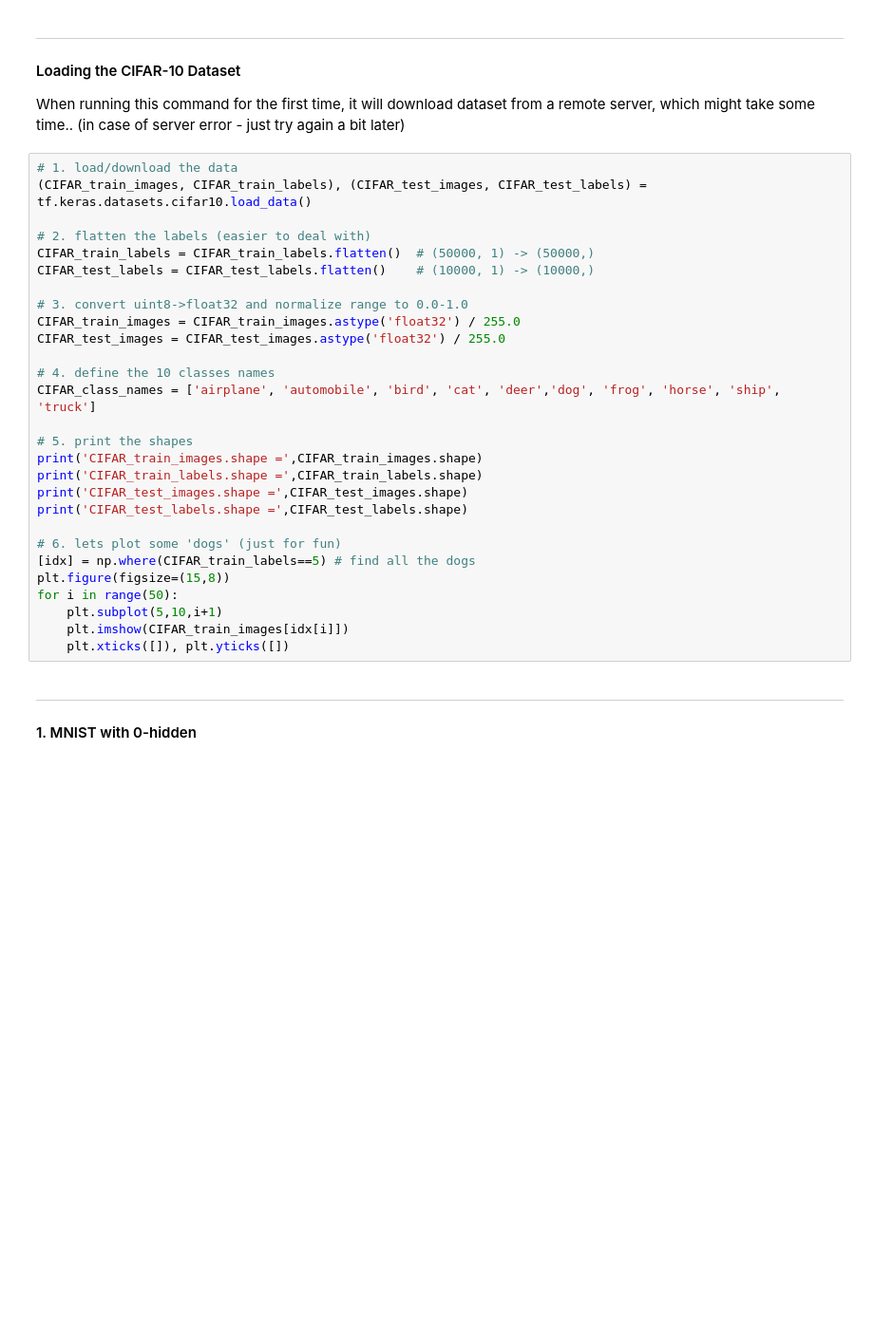
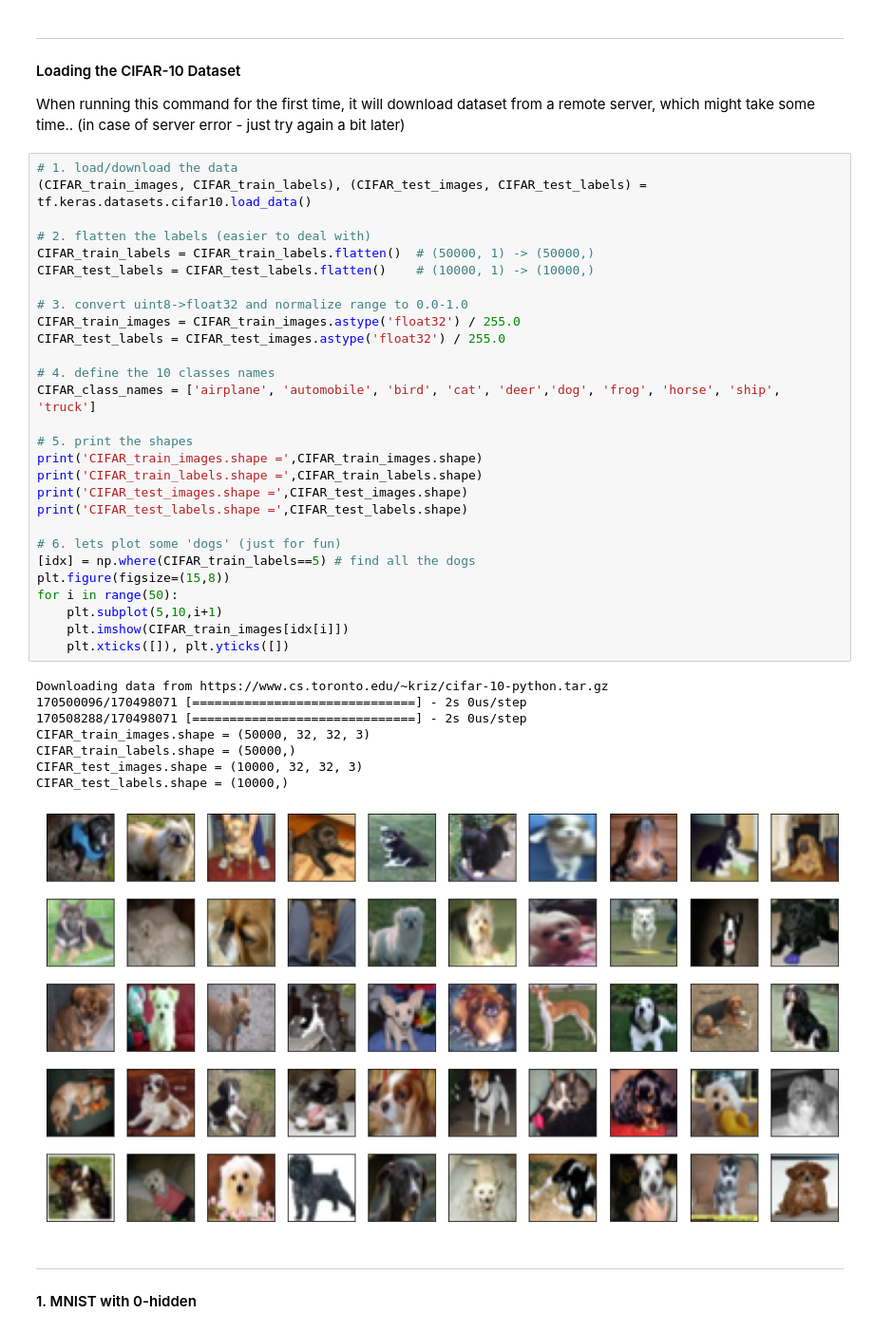
Before and after one commit to sergienko4/deep-learing, a Jupyter notebook: ex2.ipynb, the cells around one changed output. Shown at 95% size. Drawn from its saved outputs; the diff is of its cells as text; blank space fills up the shorter version.

```diff
--- a/ex2.ipynb
+++ b/ex2.ipynb
@@ -104,31 +115,40 @@ When running this command for the first time, it will download dataset from a re
 # %%
 # 1. load/download the data
 (CIFAR_train_images, CIFAR_train_labels), (CIFAR_test_images, CIFAR_test_labels) = tf.keras.datasets.cifar10.load_data()
 
 # 2. flatten the labels (easier to deal with)
 CIFAR_train_labels = CIFAR_train_labels.flatten()  # (50000, 1) -> (50000,)
 CIFAR_test_labels = CIFAR_test_labels.flatten()    # (10000, 1) -> (10000,)
 
 # 3. convert uint8->float32 and normalize range to 0.0-1.0
 CIFAR_train_images = CIFAR_train_images.astype('float32') / 255.0
-CIFAR_test_images = CIFAR_test_images.astype('float32') / 255.0
+CIFAR_test_labels = CIFAR_test_images.astype('float32') / 255.0
 
 # 4. define the 10 classes names
 CIFAR_class_names = ['airplane', 'automobile', 'bird', 'cat', 'deer','dog', 'frog', 'horse', 'ship', 'truck']
 
 # 5. print the shapes
 print('CIFAR_train_images.shape =',CIFAR_train_images.shape)
 print('CIFAR_train_labels.shape =',CIFAR_train_labels.shape)
 print('CIFAR_test_images.shape =',CIFAR_test_images.shape)
 print('CIFAR_test_labels.shape =',CIFAR_test_labels.shape)
 
 # 6. lets plot some 'dogs' (just for fun)
 [idx] = np.where(CIFAR_train_labels==5) # find all the dogs
 plt.figure(figsize=(15,8))
 for i in range(50):
     plt.subplot(5,10,i+1)
     plt.imshow(CIFAR_train_images[idx[i]])
     plt.xticks([]), plt.yticks([])
+# %% [output]
+Downloading data from https://www.cs.toronto.edu/~kriz/cifar-10-python.tar.gz
+170500096/170498071 [==============================] - 2s 0us/step
+170508288/170498071 [==============================] - 2s 0us/step
+CIFAR_train_images.shape = (50000, 32, 32, 3)
+CIFAR_train_labels.shape = (50000,)
+CIFAR_test_images.shape = (10000, 32, 32, 3)
+CIFAR_test_labels.shape = (10000,)
+[figure, added]
 # %% [markdown]
 ***
 #### 1. MNIST with 0-hidden
```
Also changed, not shown: parts of 10 cells of this notebook.
